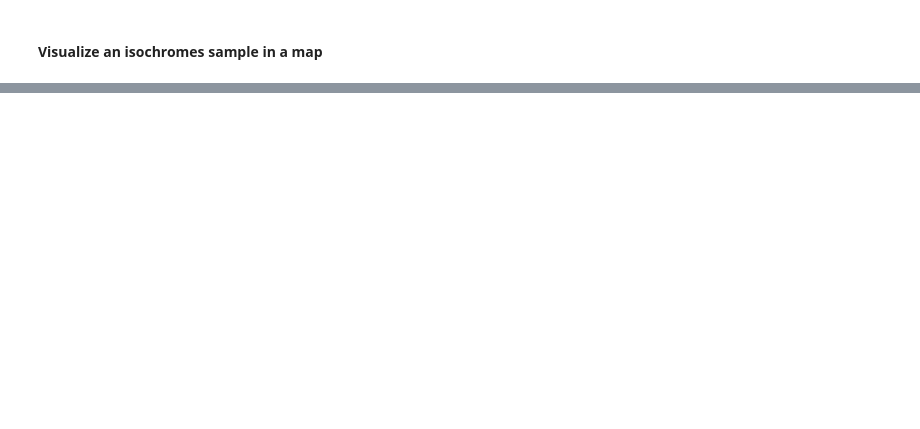
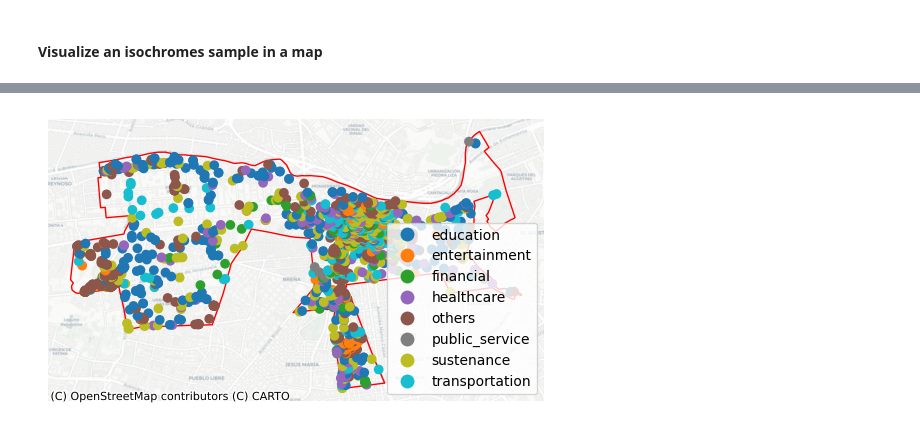
Before and after one commit to EL-BID/urbanpy, a Jupyter notebook: notebooks/UrbanServiceLevels.ipynb, the cells around one changed output, grey strips where cells are left out. Drawn from its saved outputs; the diff is of its cells as text; code cells hidden in the pictures; blank space fills up the shorter version.

```diff
--- a/notebooks/UrbanServiceLevels.ipynb
+++ b/notebooks/UrbanServiceLevels.ipynb
@@ -446,0 +134,3 @@ array([30, 25, 20, 15, 10,  5])
+# %%
+amenity_cats = list(amenities.keys())
+print("Amenity Categories:", amenity_cats)
@@ -446,0 +139,10 @@ array([30, 25, 20, 15, 10,  5])
+# %%
+# Put amenities in the overpass query format
+ov_query_dict = {"amenity": [e for k, v in amenities.items() for e in v]}
+# %%
+# Get amenities (Point of Interest) from Overpass
+gdf_pois, _ = up.download.overpass(
+    type_of_data="node",
+    query=ov_query_dict,
+    mask=lima_boundaries
+)
@@ -446,0 +151,7 @@ array([30, 25, 20, 15, 10,  5])
+# %%
+# Put amenities in categorical format
+poi_replace_dict = {e: k for k, v in amenities.items() for e in v}
+# Group Points of Interest (PoIs) in categories
+gdf_pois["poi_group"] = gdf_pois['poi_type'].replace(to_replace=poi_replace_dict)
+# Set "Not asigned" if poi_type was not found in our categories
+gdf_pois.loc[~gdf_pois["poi_group"].isin(amenity_cats), "pois_group"] = "Not assigned"
@@ -446,0 +170,8 @@ array([30, 25, 20, 15, 10,  5])
+# %%
+# Make a map of the obtained PoIs
+ax = lima_boundaries.to_crs(isochrones.crs).plot(facecolor='none', edgecolor='r')
+gdf_pois.plot("poi_group", legend=True, ax=ax)
+ax.set_axis_off()
+cx.add_basemap(ax, source=cx.providers.CartoDB.Positron, crs='EPSG:4326')
+# %% [output]
+[figure, added]
```
Also changed, not shown: parts of 59 cells of this notebook, 2 other files.
